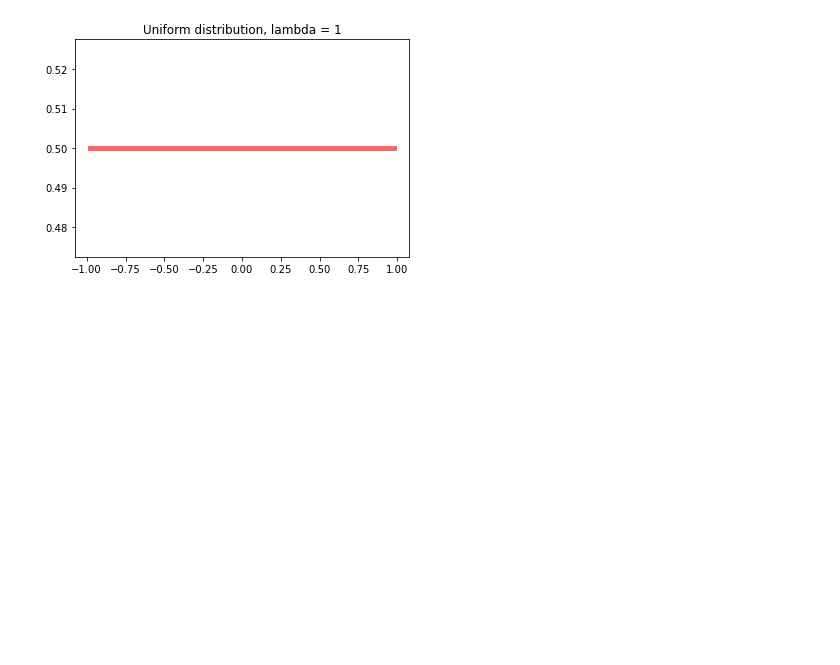
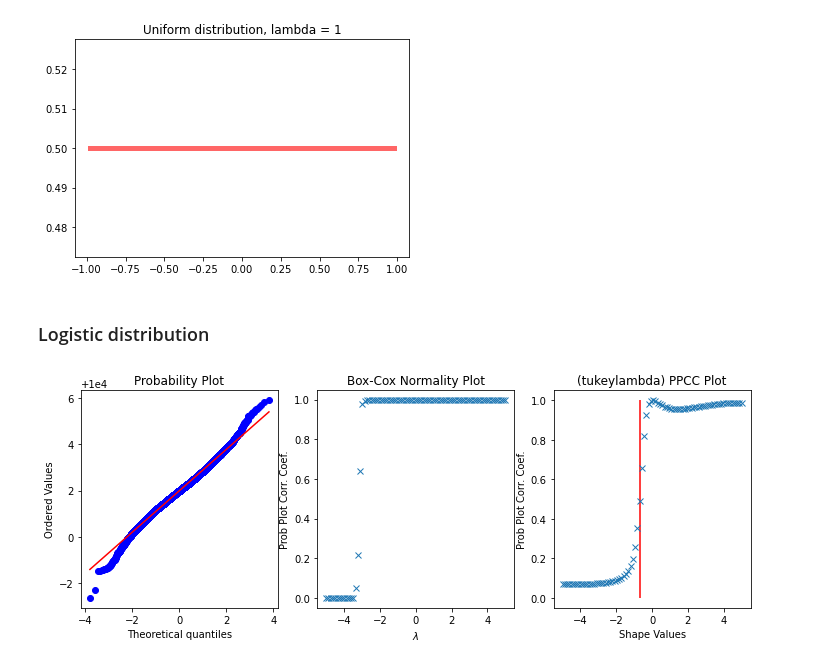
Before and after one commit to Vitomir84/Statistics-and-probability, a Jupyter notebook: Distributions with different Tukey's lambda.ipynb, the cells around one changed output. Cells and saved outputs as stored; diff of their text form; code cells hidden in the pictures; blank space fills up the shorter version.

```diff
--- a/Distributions with different Tukey's lambda.ipynb
+++ b/Distributions with different Tukey's lambda.ipynb
@@ -75,0 +102,17 @@ mean, var, skew, kurt = tukeylambda.stats(lam, moments='mvsk')
+# %% [markdown]
+### Logistic distribution
+# %%
+lambda_ = 0
+x = stats.tukeylambda.rvs(lambda_, loc=2, scale=0.5, size=10000) + 1e4
+fig = plt.figure(figsize=(12, 4))
+ax1 = fig.add_subplot(131)
+ax2 = fig.add_subplot(132)
+ax3 = fig.add_subplot(133)
+
+res = stats.probplot(x, plot=ax1)
+res = stats.boxcox_normplot(x, -5, 5, plot=ax2)
+res = stats.ppcc_plot(x, -5, 5, plot=ax3)
+ax3.vlines(-0.7, 0, 1, colors='r', label='Expected shape value')
+plt.show()
+# %% [output]
+[figure, added]
```
Also changed, not shown: parts of 22 cells of this notebook.
